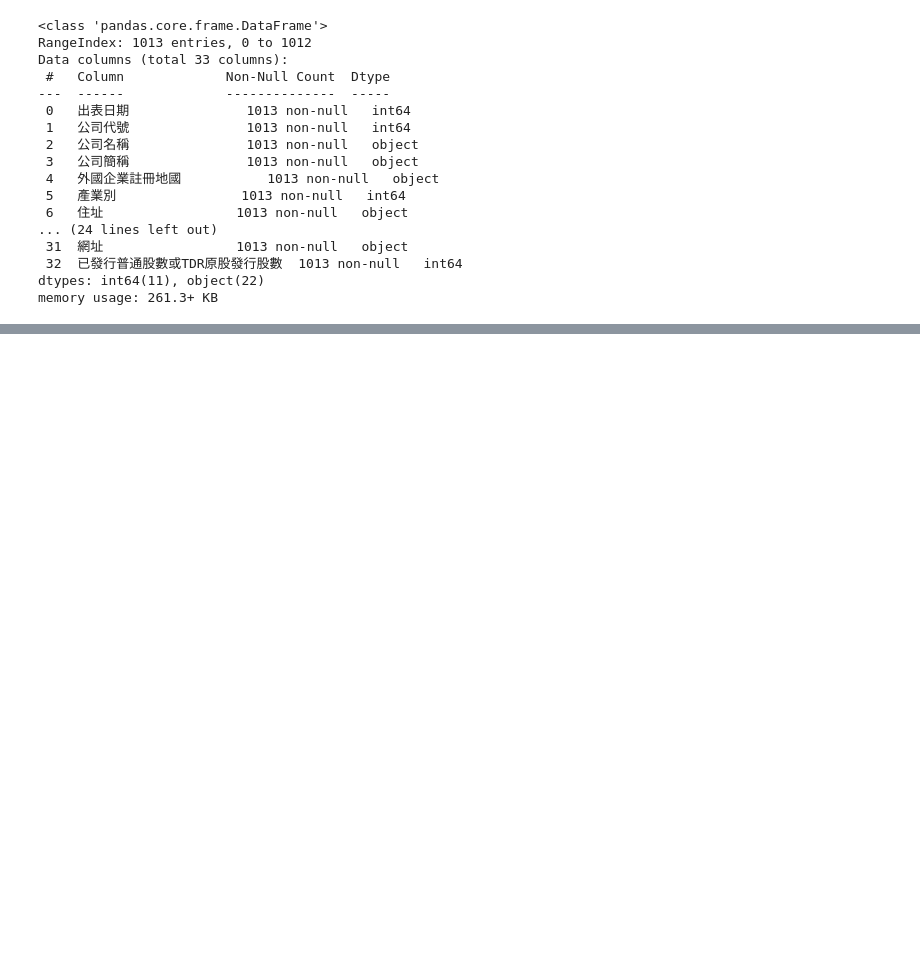
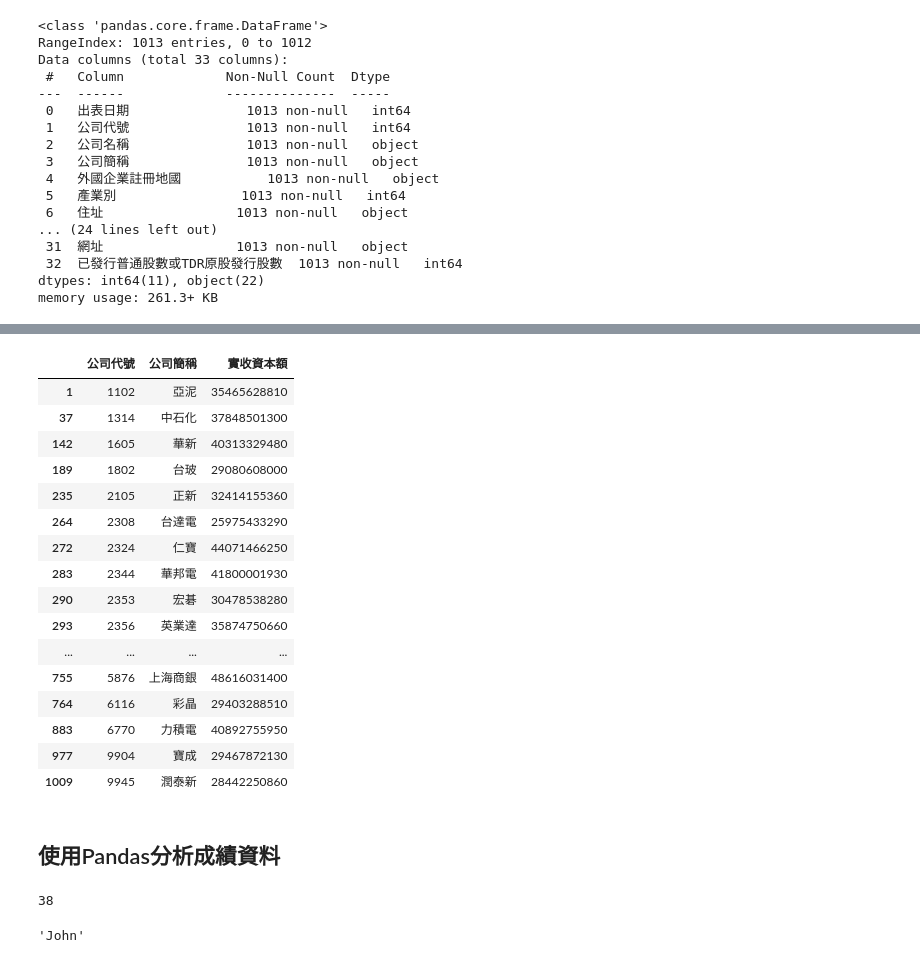
Before and after one commit to vcdemy/20240319, a Jupyter notebook: 20240319筆記.ipynb, the cells around one changed output, grey strips where cells are left out. Drawn from its saved outputs; the diff is of its cells as text; code cells hidden in the pictures; blank space fills up the shorter version.

```diff
--- a/20240319筆記.ipynb
+++ b/20240319筆記.ipynb
@@ -604,0 +660,22 @@ memory usage: 261.3+ KB
+# %%
+selected[['公司代號', '公司簡稱', '實收資本額']]
+# %% [output]
+|  | 公司代號 | 公司簡稱 | 實收資本額 |
+| 1 | 1102 | 亞泥 | 35465628810 |
+| 37 | 1314 | 中石化 | 37848501300 |
+| 142 | 1605 | 華新 | 40313329480 |
+| 189 | 1802 | 台玻 | 29080608000 |
+| 235 | 2105 | 正新 | 32414155360 |
+| 264 | 2308 | 台達電 | 25975433290 |
+| 272 | 2324 | 仁寶 | 44071466250 |
+| 283 | 2344 | 華邦電 | 41800001930 |
+| 290 | 2353 | 宏碁 | 30478538280 |
+| 293 | 2356 | 英業達 | 35874750660 |
+| ... | ... | ... | ... |
+| 755 | 5876 | 上海商銀 | 48616031400 |
+| 764 | 6116 | 彩晶 | 29403288510 |
+| 883 | 6770 | 力積電 | 40892755950 |
+| 977 | 9904 | 寶成 | 29467872130 |
+| 1009 | 9945 | 潤泰新 | 28442250860 |
+# %% [markdown]
+## 使用Pandas分析成績資料
@@ -604,0 +686,8 @@ memory usage: 261.3+ KB
+# %%
+random.randint(20, 90)
+# %% [output]
+38
+# %%
+random.choice(['John', 'Mary', 'Tom', 'Dora', 'Jeff'])
+# %% [output]
+'John'
```
Also changed, not shown: parts of 18 cells of this notebook.
